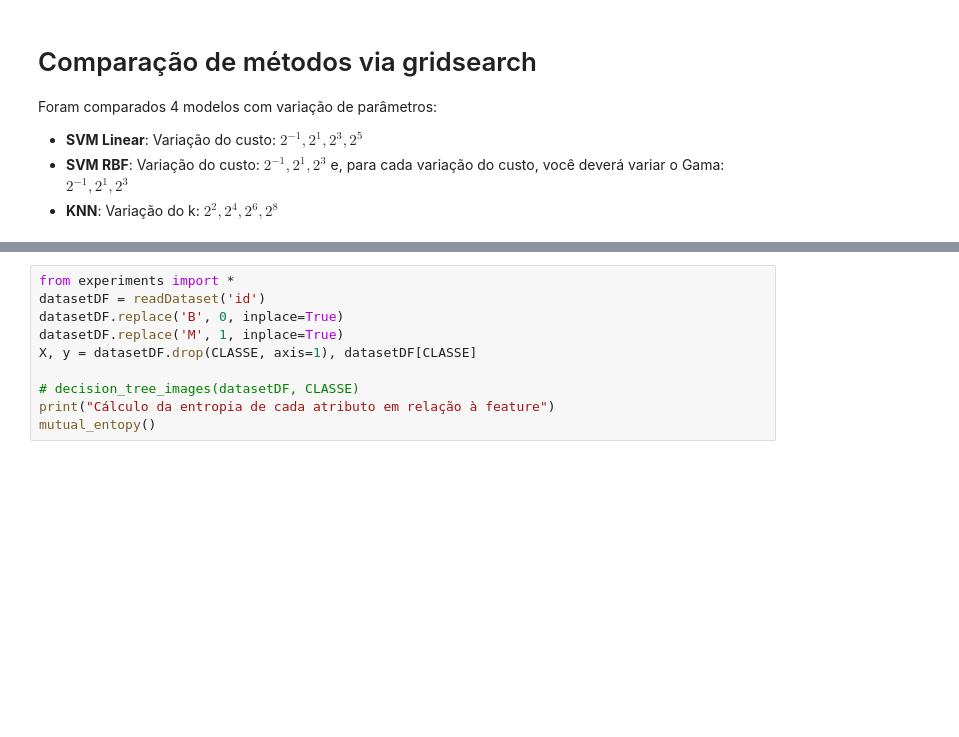
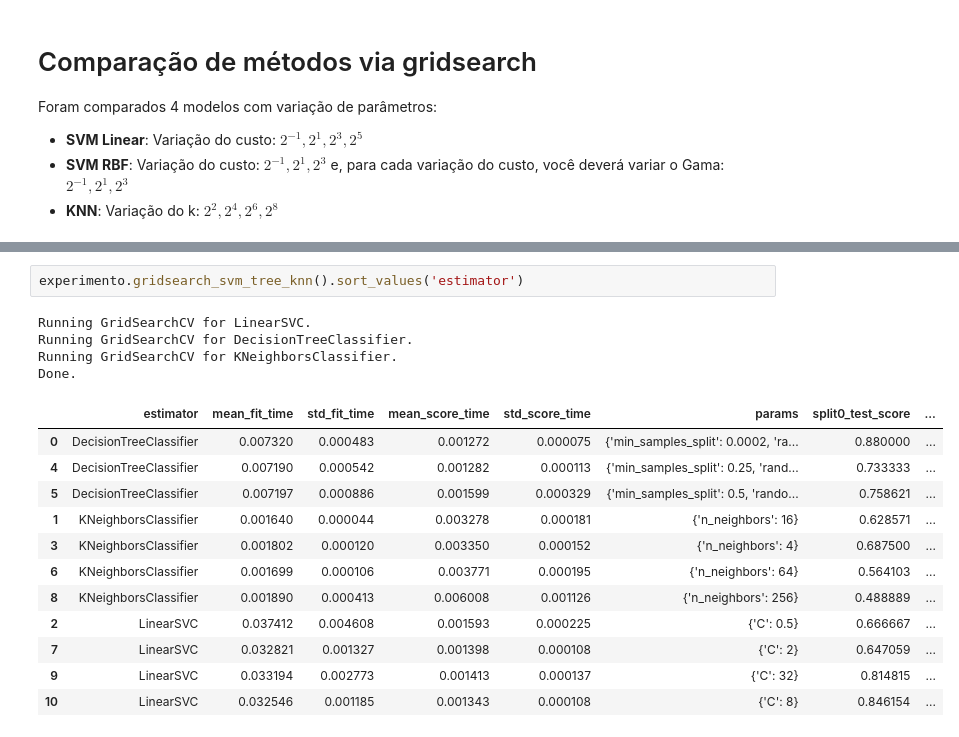
Before and after one commit to yullidias/CancerDetection, a Jupyter notebook: automaticCancerDetection.ipynb, the cells around one changed output, grey strips where cells are left out. Cells and saved outputs as stored; diff of their text form; blank space fills up the shorter version.

```diff
--- a/automaticCancerDetection.ipynb
+++ b/automaticCancerDetection.ipynb
@@ -276,10 +251,19 @@ Foram comparados 4 modelos com variação de parâmetros:
-# %%
-from experiments import *
-datasetDF = readDataset('id')
-datasetDF.replace('B', 0, inplace=True)
-datasetDF.replace('M', 1, inplace=True)
-X, y = datasetDF.drop(CLASSE, axis=1), datasetDF[CLASSE]
-
-# decision_tree_images(datasetDF, CLASSE)
-print("Cálculo da entropia de cada atributo em relação à feature")
-mutual_entopy()
+# %%
+experimento.gridsearch_svm_tree_knn().sort_values('estimator')
+# %% [output]
+Running GridSearchCV for LinearSVC.
+Running GridSearchCV for DecisionTreeClassifier.
+Running GridSearchCV for KNeighborsClassifier.
+Done.
+|  | estimator | mean_fit_time | std_fit_time | mean_score_time | std_score_time | params | split0_test_score | ... |
+| 0 | DecisionTreeClassifier | 0.007320 | 0.000483 | 0.001272 | 0.000075 | {'min_samples_split': 0.0002, 'ra... | 0.880000 | ... |
+| 4 | DecisionTreeClassifier | 0.007190 | 0.000542 | 0.001282 | 0.000113 | {'min_samples_split': 0.25, 'rand... | 0.733333 | ... |
+| 5 | DecisionTreeClassifier | 0.007197 | 0.000886 | 0.001599 | 0.000329 | {'min_samples_split': 0.5, 'rando... | 0.758621 | ... |
+| 1 | KNeighborsClassifier | 0.001640 | 0.000044 | 0.003278 | 0.000181 | {'n_neighbors': 16} | 0.628571 | ... |
+| 3 | KNeighborsClassifier | 0.001802 | 0.000120 | 0.003350 | 0.000152 | {'n_neighbors': 4} | 0.687500 | ... |
+| 6 | KNeighborsClassifier | 0.001699 | 0.000106 | 0.003771 | 0.000195 | {'n_neighbors': 64} | 0.564103 | ... |
+| 8 | KNeighborsClassifier | 0.001890 | 0.000413 | 0.006008 | 0.001126 | {'n_neighbors': 256} | 0.488889 | ... |
+| 2 | LinearSVC | 0.037412 | 0.004608 | 0.001593 | 0.000225 | {'C': 0.5} | 0.666667 | ... |
+| 7 | LinearSVC | 0.032821 | 0.001327 | 0.001398 | 0.000108 | {'C': 2} | 0.647059 | ... |
+| 9 | LinearSVC | 0.033194 | 0.002773 | 0.001413 | 0.000137 | {'C': 32} | 0.814815 | ... |
+| 10 | LinearSVC | 0.032546 | 0.001185 | 0.001343 | 0.000108 | {'C': 8} | 0.846154 | ... |
```
Also changed, not shown: parts of 4 cells of this notebook.
